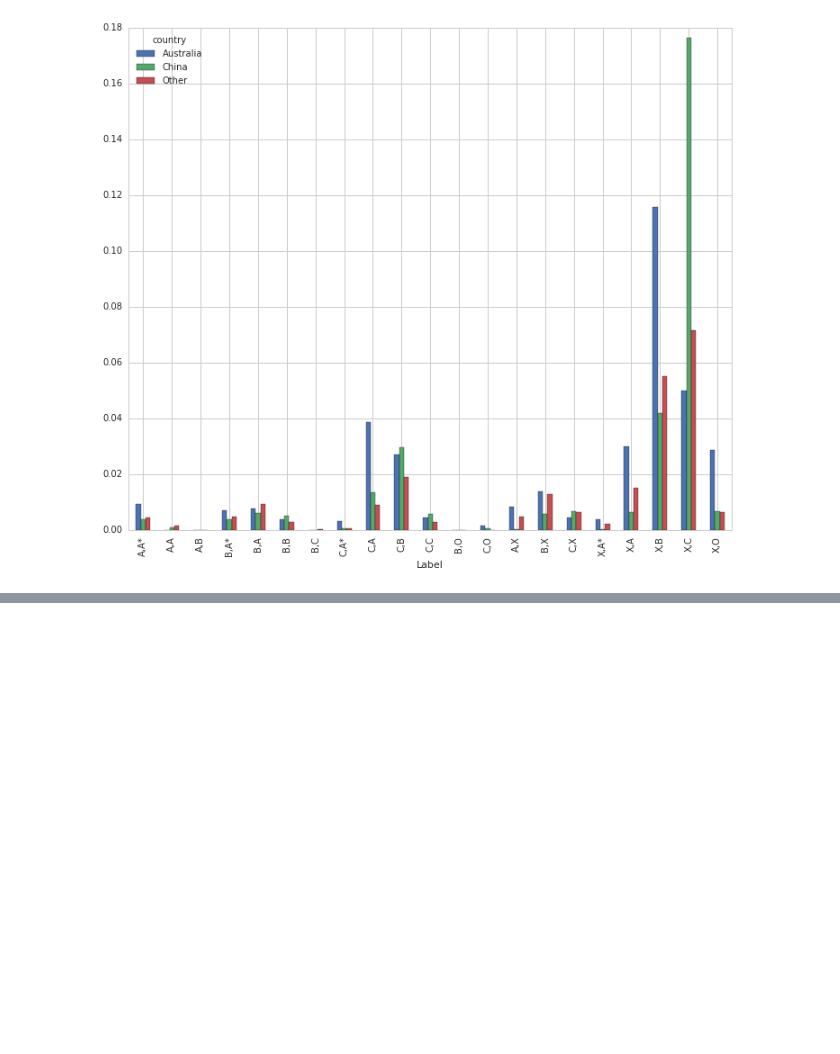
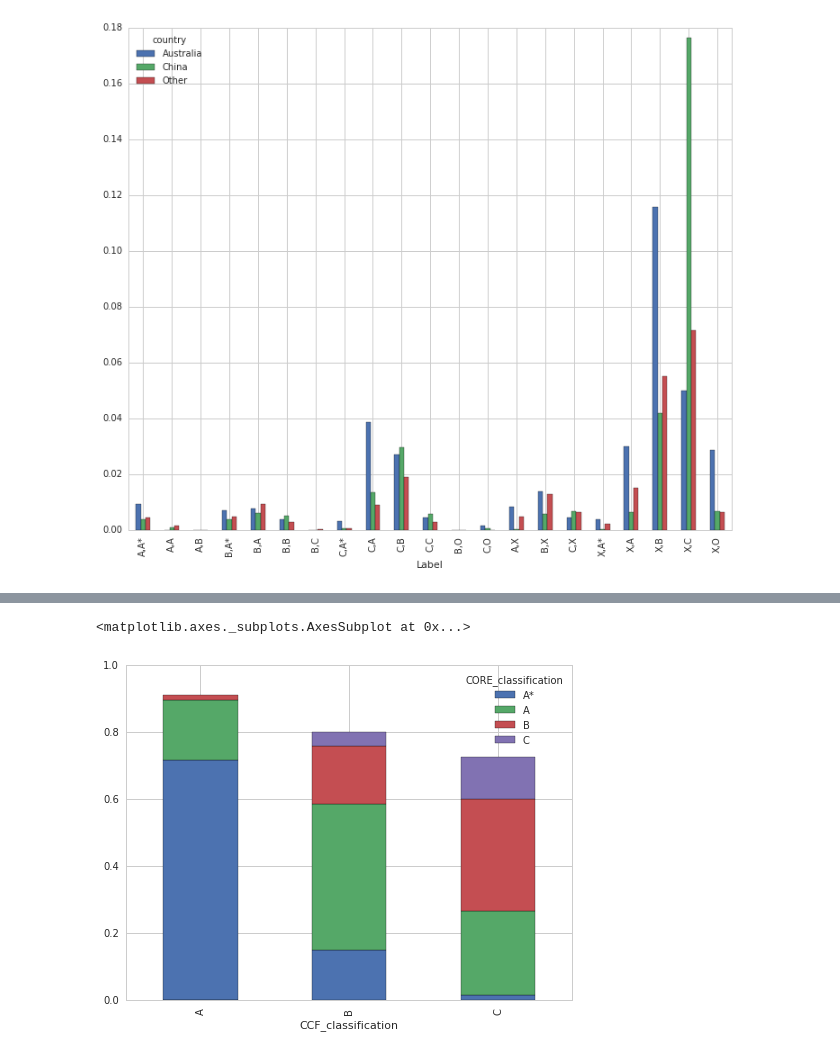
Before and after one commit to Jingfei-Han/citation_prediction, a Jupyter notebook: aminer_gai/myanalysis.ipynb, the cells around one changed output, grey strips where cells are left out. Saved outputs shown, nothing was run; the diff lists cells and outputs as text; code cells hidden in the pictures; blank space fills up the shorter version.

```diff
--- a/aminer_gai/myanalysis.ipynb
+++ b/aminer_gai/myanalysis.ipynb
@@ -1124,0 +1129,32 @@ draw_parts_distribution(df_cur, df_author, df_a2p, df_paper, H_low=0, H_high=0)
+# %%
+df_ccf = get_ccf(conn)
+df_dblp2ccf = get_dblp2ccf(conn)
+df_core = get_core(conn)
+df_dblp2core = get_dblp2core(conn)
+
+df_dblp2ccf = df_dblp2ccf[df_dblp2ccf.dblp_dblp_id < 999999999]
+df_dblp2core = df_dblp2core[df_dblp2core.dblp_dblp_id < 999999999]
+
+df_ccf_tmp = pd.merge(df_ccf, df_dblp2ccf, left_on='CCF_id', right_on='ccf_CCF_id')
+df_core_tmp = pd.merge(df_core, df_dblp2core, left_on='CORE_id', right_on='core_CORE_id')
+df_ccf_tmp = df_ccf_tmp.drop_duplicates(['CCF_id'])
+df_core_tmp = df_core_tmp.drop_duplicates(['CORE_id'])
+df_merge = pd.merge(df_ccf_tmp, df_core_tmp, how='outer')
+
+
+# df_merge2 = df_merge[['CCF_id','CCF_classification', 'computercategory_computerCategory_id', 'CORE_classification']]
+# grouped = df_merge2.groupby(['CCF_classification', 'computercategory_computerCategory_id', 'CORE_classification'])['CCF_id'].size().unstack()
+
+# grouped2 = grouped[['A*', 'A', 'B', 'C', 'Australasian', 'Not ranked']]
+# grouped2.plot(kind='bar', stacked=True, figsize=(16, 12))
+# %%
+df_merge2 = df_merge[['CCF_id','CCF_classification', 'CCF_type', 'computercategory_computerCategory_id', 'CORE_id','CORE_classification','CORE_type']].copy()
+df_merge2['CCF_classification'] = df_merge2['CCF_classification'].fillna('X')
+df_merge2['CORE_classification'] = df_merge2['CORE_classification'].fillna('X')
+df_merge2['index'] = df_merge2.index
+#df_merge2.head()
+# %%
+ct = pd.crosstab(df_merge2.CCF_classification, df_merge2.CORE_classification, \
+            margins=True)[['A*', 'A', 'B', 'C', 'Australasian', 'National', 'Not ranked', 'Unranked', 'X', 'All']]
+
+ct
@@ -1124,0 +1169,5 @@ draw_parts_distribution(df_cur, df_author, df_a2p, df_paper, H_low=0, H_high=0)
+# %%
+ct.div(ct['All'], axis=0)[['A*', 'A', 'B', 'C']].ix[['A','B','C']].plot(kind='bar', figsize=(8, 6), stacked=True)
+# %% [output]
+<matplotlib.axes._subplots.AxesSubplot at 0x...>
+[figure, added]
```
Also changed, not shown: parts of 34 cells of this notebook.
